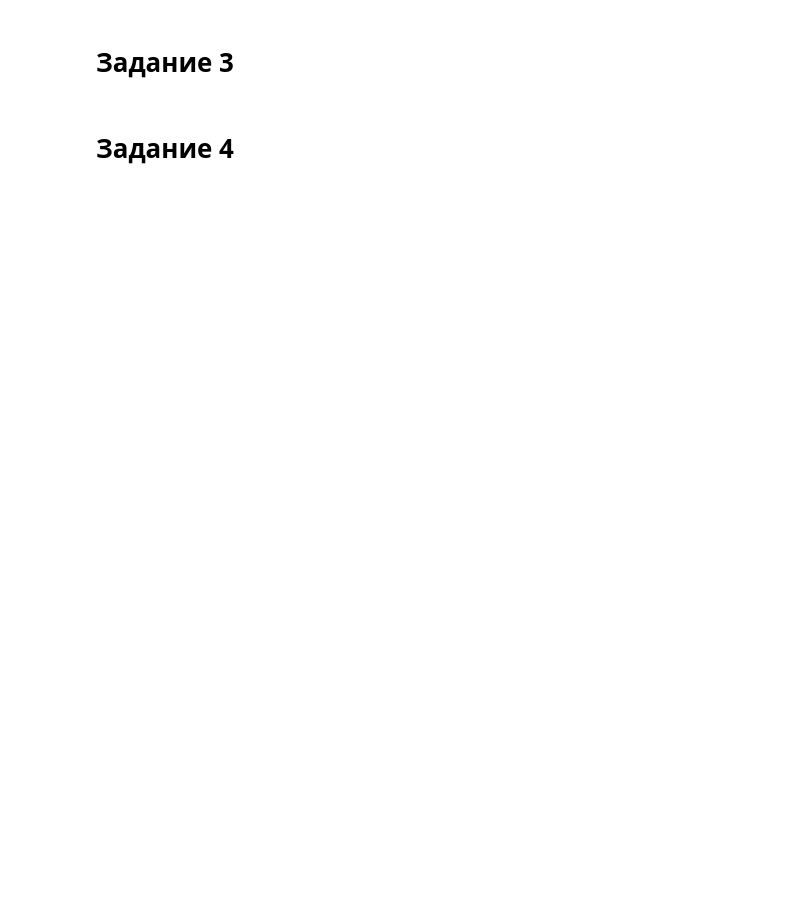
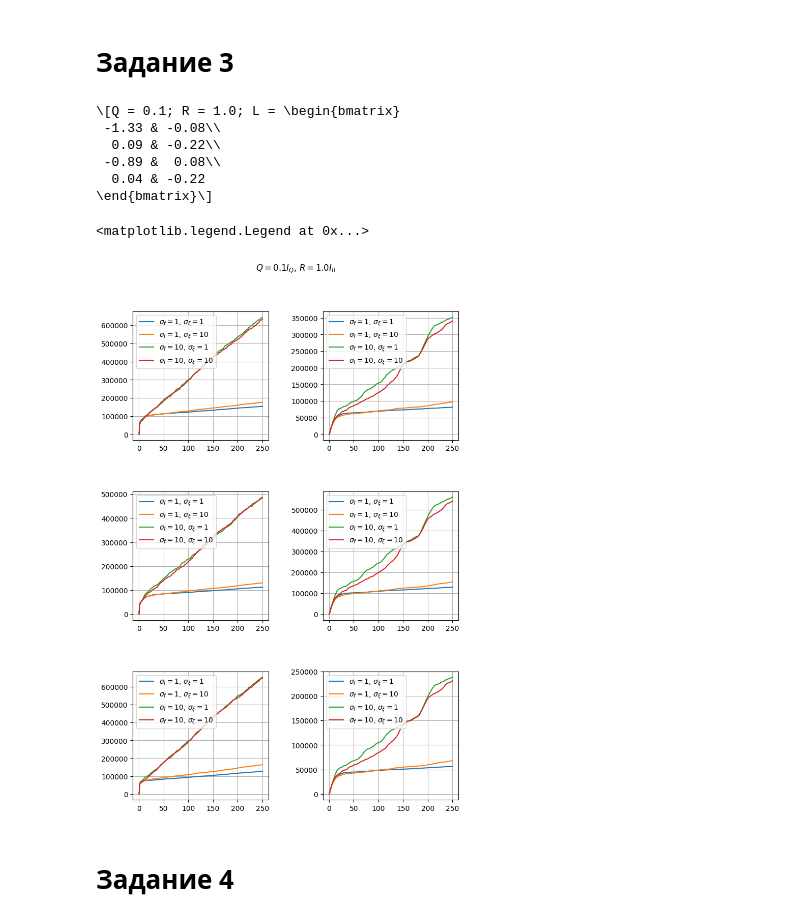
Before and after one commit to EgorProkopov/TAU2, a Jupyter notebook: notebooks/tau_10.ipynb, the cells around one changed output. Drawn from its saved outputs; the diff is of its cells as text; code cells hidden in the pictures; blank space fills up the shorter version.

```diff
--- a/notebooks/tau_10.ipynb
+++ b/notebooks/tau_10.ipynb
@@ -280,4 +280,79 @@ plt.legend()
 # %% [markdown]
 # Задание 3
+# %%
+def generate_Kalman(a, c, std_q, std_r):
+    q, r = np.diag(std_q)**2, np.diag(std_r)**2
+    # q, r = np.linalg.inv(q), np.linalg.inv(r)
+    l, p, _ = control.lqe(a, np.eye(4), c, q, r)
+    print(f'\[Q = {std_q[0]}; R = {std_r[0]}; L = {a2l.to_ltx(l, print_out=False)}\]')
+    return l, p
+
+def generate_sys_from_Kalman(a, c, std_q, std_r):
+    l, _ = generate_Kalman(a, c, std_q, std_r)
+    return control.ss(a - l @ c, l, c, 0)
+
+def system_with_noise_output(a, c, std_f, std_xi, t, x0):
+    f, xi = np.random.normal(0, std_f, (len(t), 4)), np.random.normal(0, std_xi, (len(t), 2))
+    sys = control.ss(a, np.eye(4), c, 0)
+    y = control.forced_response(sys, t, X0=x0, U=f.reshape((4, -1)))
+    return y, xi
+# %%
+ts = get_t(250)
+std_q, std_r = ([0.1] * 4, [1.0] * 2)
+fs_xis = [([10] * 4, [10] * 2), ([10] * 4, [1] * 2),([1] * 4, [10] * 2), ([1] * 4, [1] * 2)]
+fs_xis = fs_xis[::-1]
+
+sys_obs = generate_sys_from_Kalman(A, C, std_q, std_r)
+fig, ax = plt.subplots(3, 2, figsize=(8, 12))
+fig.suptitle(f"$Q={std_q[0]}I_Q$, $R={std_r[0]}I_R$")
+plt.subplots_adjust(left=0.1, bottom=0.1, right=0.9, top=0.9, wspace=0.4,hspace=0.4)
+
+metric = lambda y, y_obs : np.cumsum(np.abs(y - y_obs))
+for std_f, std_xi in fs_xis:
+    y, xi = system_with_noise_output(A, C, std_f, std_xi, ts, task1_x0)
+    y_obs = control.forced_response(sys_obs, ts, X0=np.array([[10], [4], [-10], [5]]), U=y.outputs + xi.reshape((2, -1)))
+    ax[0, 0].plot(ts, metric(y.states[0], y_obs.states[0]) ,label=f"$\sigma_f={std_f[0]}$, $\sigma_\\xi={std_xi[0]}$")
+
+    ax[0, 1].plot(ts, metric(y.states[1], y_obs.states[1]),label=f"$\sigma_f={std_f[0]}$, $\sigma_\\xi={std_xi[0]}$")
+
+    ax[1, 0].plot(ts, metric(y.states[2], y_obs.states[2]),label=f"$\sigma_f={std_f[0]}$, $\sigma_\\xi={std_xi[0]}$")
+
+    ax[1, 1].plot(ts, metric(y.states[3], y_obs.states[3]),label=f"$\sigma_f={std_f[0]}$, $\sigma_\\xi={std_xi[0]}$")
+
+    ax[2, 0].plot(ts, metric(y.outputs[0], y_obs.outputs[0]),label=f"$\sigma_f={std_f[0]}$, $\sigma_\\xi={std_xi[0]}$")
+
+    ax[2, 1].plot(ts, metric(y.outputs[1], y_obs.outputs[1]),label=f"$\sigma_f={std_f[0]}$, $\sigma_\\xi={std_xi[0]}$")
+ax[0, 0].grid()
+ax[0, 0].legend()
+#ax[0, 0].set_ylabel(r'$cumsum(|(x_1(t) - \hat{x_1}(t))|) $')
+
+ax[0, 1].grid()
+ax[0, 1].legend()
+#ax[0, 1].set_ylabel(r'$ cumsum(|(x_2(t) - \hat{x_2}(t))|)  $')
+
+ax[1, 0].grid()
+ax[1, 0].legend()
+#ax[1, 0].set_ylabel(r'$ cumsum(|(x_3(t) - \hat{x_3}(t))|)  $')
+
+ax[1, 1].grid()
+ax[1, 1].legend()
+#ax[1, 1].set_ylabel(r'$ cumsum(|(x_4(t) - \hat{x_4}(t))|)  $')
+
+ax[2, 0].grid()
+ax[2, 0].legend()
+#ax[2, 0].set_ylabel(r'$ cumsum(y_1 - \hat{1_1})^2 $'))
+
+ax[2, 1].grid()
+ax[2, 1].legend()
+#ax[2, 1].set_ylabel(r'$ cumsum(y_2 - \hat{y_1})^2 $'))
+# %% [output]
+\[Q = 0.1; R = 1.0; L = \begin{bmatrix}
+ -1.33 & -0.08\\
+  0.09 & -0.22\\
+ -0.89 &  0.08\\
+  0.04 & -0.22
+\end{bmatrix}\]
+<matplotlib.legend.Legend at 0x...>
+[figure, added]
 # %% [markdown]
 # Задание 4
```
Also changed, not shown: parts of 7 cells of this notebook, 2 other files.
